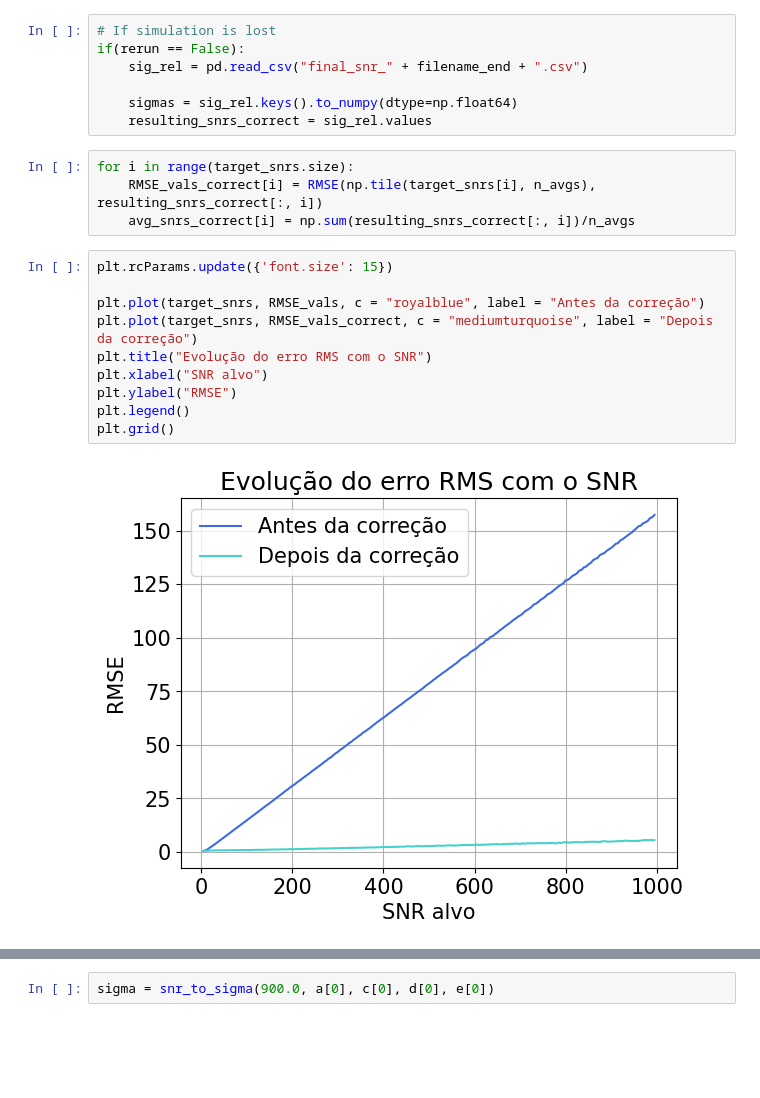
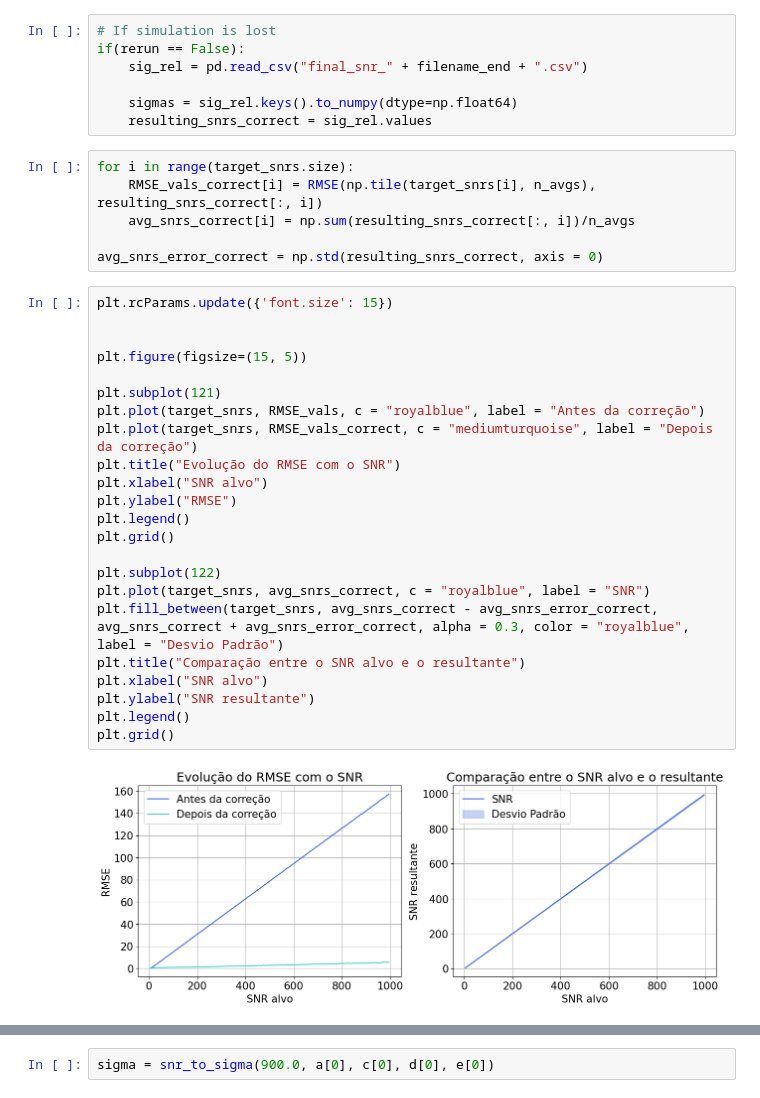
Before and after one commit to JoaoDell/MRI-study, a Jupyter notebook: examples/sigma_relations.ipynb, the cells around one changed output, grey strips where cells are left out. Cells and saved outputs as stored; diff of their text form; blank space fills up the shorter version.

```diff
--- a/examples/sigma_relations.ipynb
+++ b/examples/sigma_relations.ipynb
@@ -594,15 +598,30 @@ if(rerun == False):
 for i in range(target_snrs.size):
     RMSE_vals_correct[i] = RMSE(np.tile(target_snrs[i], n_avgs), resulting_snrs_correct[:, i])
     avg_snrs_correct[i] = np.sum(resulting_snrs_correct[:, i])/n_avgs
+
+avg_snrs_error_correct = np.std(resulting_snrs_correct, axis = 0)
 # %%
 plt.rcParams.update({'font.size': 15})
 
+
+plt.figure(figsize=(15, 5))
+
+plt.subplot(121)
 plt.plot(target_snrs, RMSE_vals, c = "royalblue", label = "Antes da correção")
 plt.plot(target_snrs, RMSE_vals_correct, c = "mediumturquoise", label = "Depois da correção")
-plt.title("Evolução do erro RMS com o SNR")
+plt.title("Evolução do RMSE com o SNR")
 plt.xlabel("SNR alvo")
 plt.ylabel("RMSE")
 plt.legend()
 plt.grid()
+
+plt.subplot(122)
+plt.plot(target_snrs, avg_snrs_correct, c = "royalblue", label = "SNR")
+plt.fill_between(target_snrs, avg_snrs_correct - avg_snrs_error_correct, avg_snrs_correct + avg_snrs_error_correct, alpha = 0.3, color = "royalblue", label = "Desvio Padrão")
+plt.title("Comparação entre o SNR alvo e o resultante")
+plt.xlabel("SNR alvo")
+plt.ylabel("SNR resultante")
+plt.legend()
+plt.grid()
 # %% [output]
-[figure, old version]
+[figure, new version]
```
Also changed, not shown: parts of 5 cells of this notebook, 18 other files.
